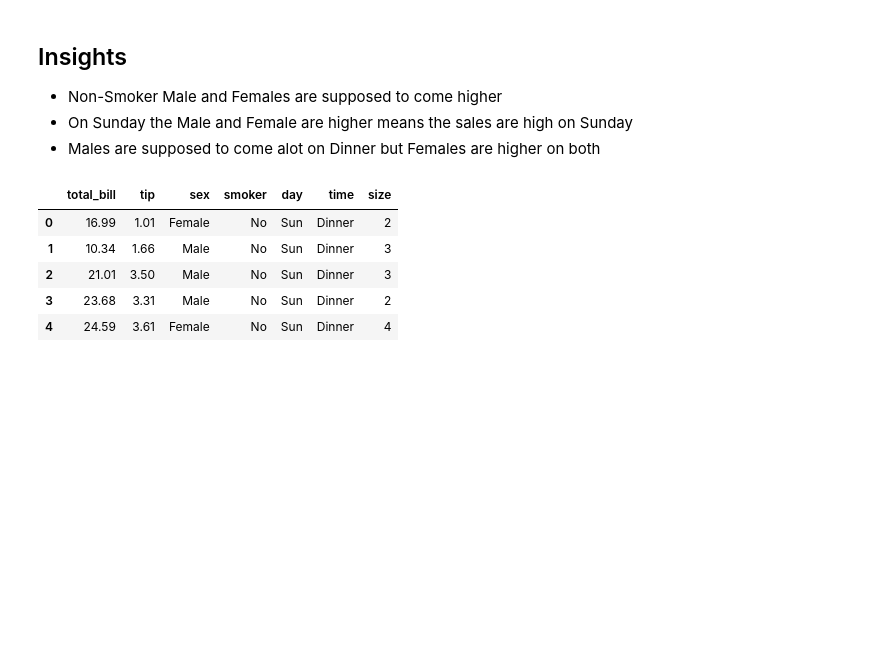
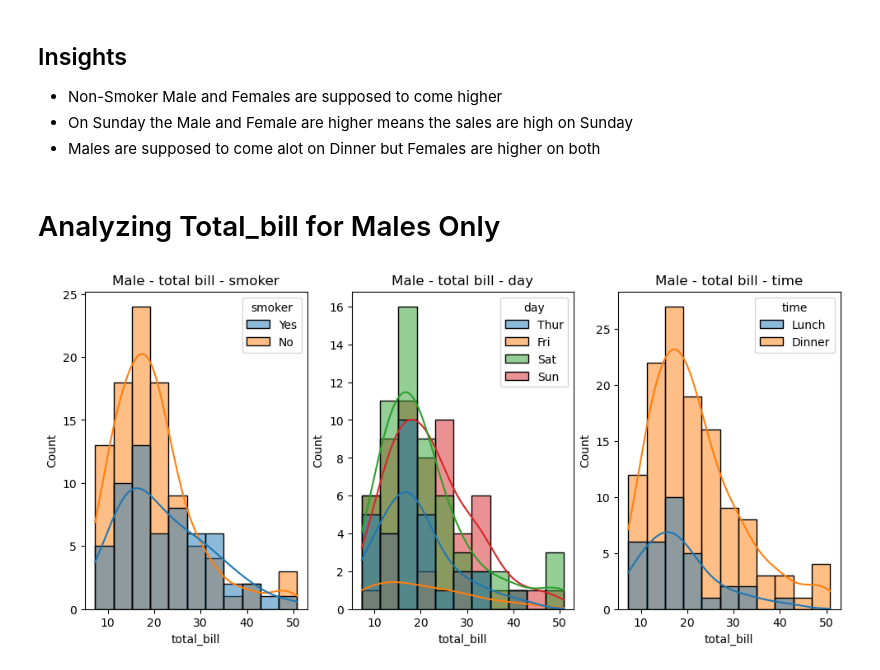
Before and after one commit to anonymous298/Exploratory_Data_Analysis, a Jupyter notebook: Notebooks/EDA_Tips_Dataset.ipynb, the cells around one changed output. Drawn from its saved outputs; the diff is of its cells as text; code cells hidden in the pictures; blank space fills up the shorter version.

Commit message:
Tips data EDA Done

```diff
--- a/Notebooks/EDA_Tips_Dataset.ipynb
+++ b/Notebooks/EDA_Tips_Dataset.ipynb
@@ -187,12 +187,22 @@ Text(0.5, 1.0, 'Size - Time')
 - Non-Smoker Male and Females are supposed to come higher
 - On Sunday the Male and Female are higher means the sales are high on Sunday
 - Males are supposed to come alot on Dinner but Females are higher on both
-# %%
-df.head()
-# %% [output]
-|  | total_bill | tip | sex | smoker | day | time | size |
-| 0 | 16.99 | 1.01 | Female | No | Sun | Dinner | 2 |
-| 1 | 10.34 | 1.66 | Male | No | Sun | Dinner | 3 |
-| 2 | 21.01 | 3.50 | Male | No | Sun | Dinner | 3 |
-| 3 | 23.68 | 3.31 | Male | No | Sun | Dinner | 2 |
-| 4 | 24.59 | 3.61 | Female | No | Sun | Dinner | 4 |
+# %% [markdown]
+# Analyzing Total_bill for Males Only
+# %%
+plt.figure(figsize=(16,5))
+
+plt.subplot(1,4,1)
+sns.histplot(data=df[df.sex == 'Male'], x='total_bill', kde=True, hue='smoker')
+plt.title('Male - total bill - smoker')
+
+plt.subplot(1,4,2)
+sns.histplot(data=df[df.sex == 'Male'], x='total_bill', kde=True, hue='day')
+plt.title('Male - total bill - day')
+
+plt.subplot(1,4,3)
+sns.histplot(data=df[df.sex == 'Male'], x='total_bill', kde=True, hue='time')
+plt.title('Male - total bill - time')
+plt.show()
+# %% [output]
+[figure, added]
```
Also changed, not shown: parts of 19 cells of this notebook.
